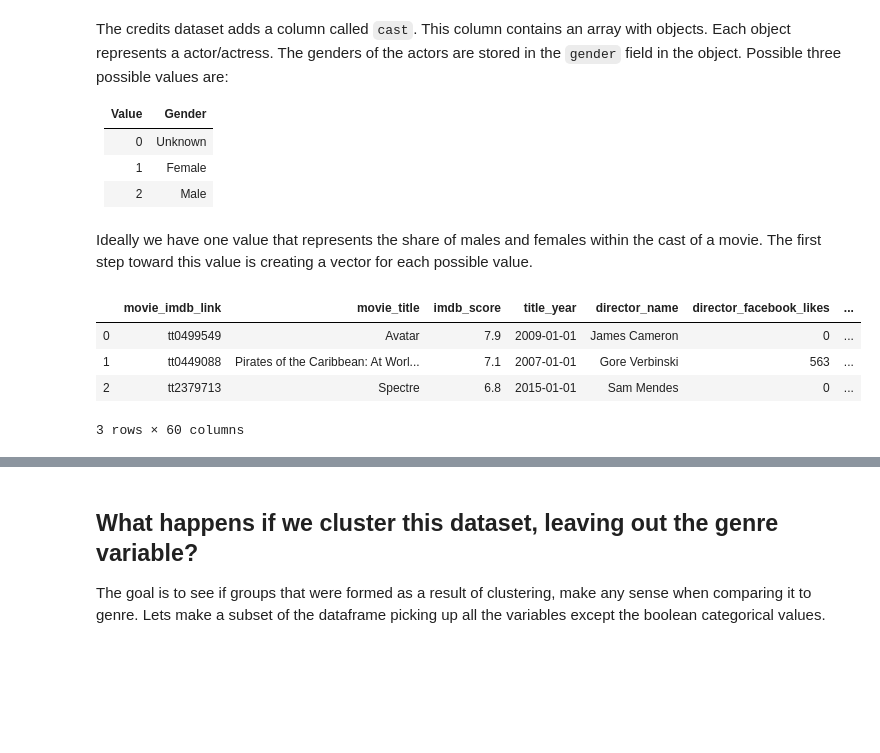
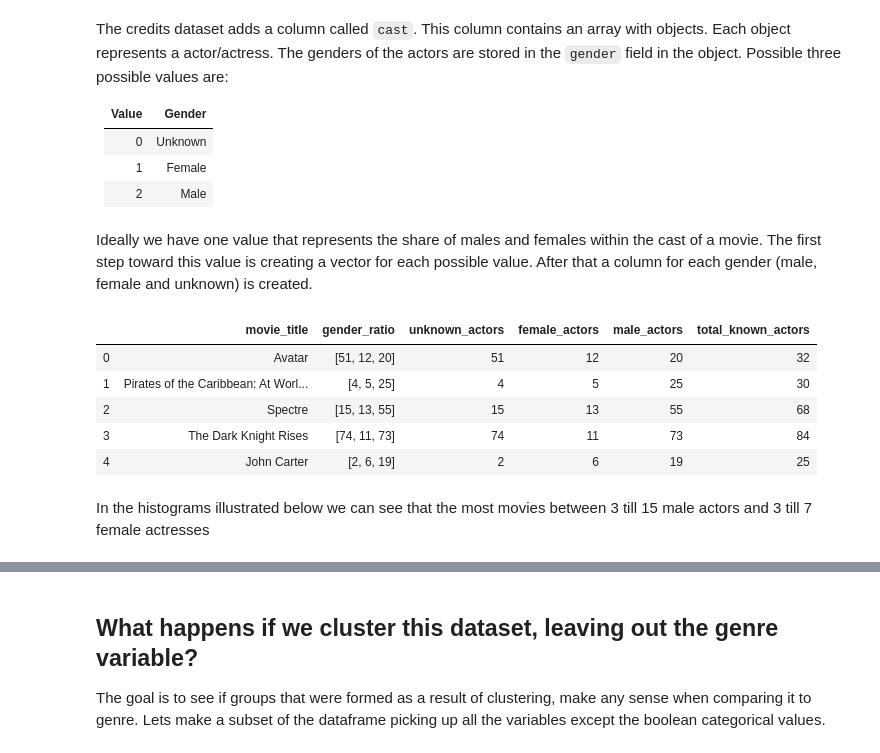
Before and after one commit to NielsHoiting/TCIF-V2DS-16, a Jupyter notebook: movie-merged-with-output.ipynb, the cells around one changed output, grey strips where cells are left out. Drawn from its saved outputs; the diff is of its cells as text; code cells hidden in the pictures; blank space fills up the shorter version.

```diff
--- a/movie-merged-with-output.ipynb
+++ b/movie-merged-with-output.ipynb
@@ -413,3 +417,4 @@ Our current dataset does not contain data about the gender. We will join the dat
 # %%
 # Fixing trailing characters
 df_gender['movie_title'] = df_gender.movie_title.str.replace('[^\x00-\x7F]','')
+df_gender['year'] = df_gender.title_year.apply(lambda m: m.year)
@@ -435,28 +446,31 @@ The genders of the actors are stored in the `gender` field in the object. Possib
 | 1  | Female  |
 | 2  | Male  |
 # %% [markdown]
-Ideally we have one value that represents the share of males and females within the cast of a movie. The first step toward this value is creating a vector for each possible value.
+Ideally we have one value that represents the share of males and females within the cast of a movie. The first step toward this value is creating a vector for each possible value. After that a column for each gender (male, female and unknown) is created.
 # %%
 # cast is a nested field, this function will return the gender for the given cast and name.
 def actor_to_gender(cast):
     cast = json.loads(cast)
     ratio = [0, 0, 0]
     for actor in cast:
         ratio[actor['gender']] += 1
     return ratio
 
 movie_with_cast['gender_ratio'] = movie_with_cast.apply(lambda movie: actor_to_gender(movie.cast), axis=1)
 movie_with_cast['unknown_actors'] = movie_with_cast.apply(lambda movie: movie['gender_ratio'][0], axis=1)
 movie_with_cast['female_actors'] = movie_with_cast.apply(lambda movie: movie['gender_ratio'][1], axis=1)
 movie_with_cast['male_actors'] = movie_with_cast.apply(lambda movie: movie['gender_ratio'][2], axis=1)
 movie_with_cast['total_known_actors'] = movie_with_cast.female_actors + movie_with_cast.male_actors
-movie_with_cast.head(3)
+movie_with_cast[['movie_title', 'gender_ratio', 'unknown_actors', 'female_actors', 'male_actors', 'total_known_actors']].head()
 # %% [output]
-|  | movie_imdb_link | movie_title | imdb_score | title_year | director_name | director_facebook_likes | ... |
-| 0 | tt0499549 | Avatar | 7.9 | 2009-01-01 | James Cameron | 0 | ... |
-| 1 | tt0449088 | Pirates of the Caribbean: At Worl... | 7.1 | 2007-01-01 | Gore Verbinski | 563 | ... |
-| 2 | tt2379713 | Spectre | 6.8 | 2015-01-01 | Sam Mendes | 0 | ... |
+|  | movie_title | gender_ratio | unknown_actors | female_actors | male_actors | total_known_actors |
+| 0 | Avatar | [51, 12, 20] | 51 | 12 | 20 | 32 |
+| 1 | Pirates of the Caribbean: At Worl... | [4, 5, 25] | 4 | 5 | 25 | 30 |
+| 2 | Spectre | [15, 13, 55] | 15 | 13 | 55 | 68 |
+| 3 | The Dark Knight Rises | [74, 11, 73] | 74 | 11 | 73 | 84 |
+| 4 | John Carter | [2, 6, 19] | 2 | 6 | 19 | 25 |
-3 rows × 60 columns
+# %% [markdown]
+In the histograms illustrated below we can see that the most movies between 3 till 15 male actors and 3 till 7 female actresses
 # %%
 male = movie_with_cast.male_actors
 plt.hist(male, bins=range(0, 50, 1))
```
Also changed, not shown: parts of 38 cells of this notebook, 1 other file.
